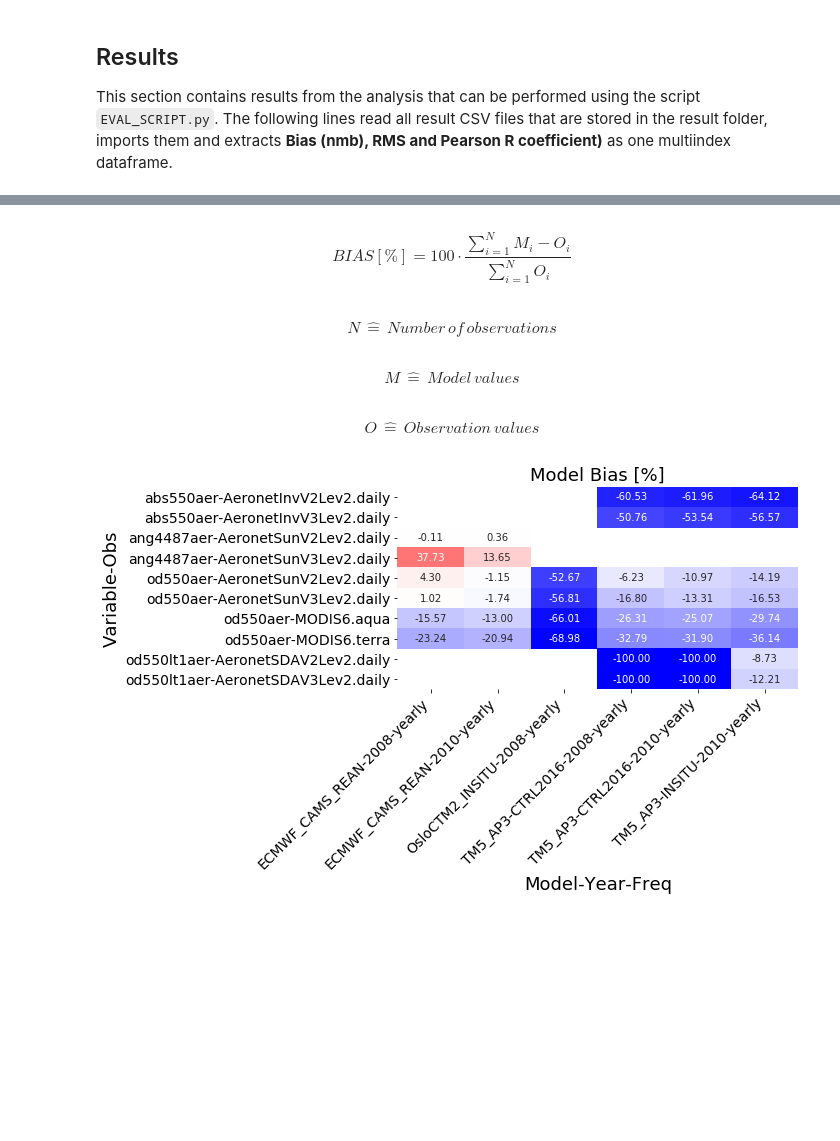
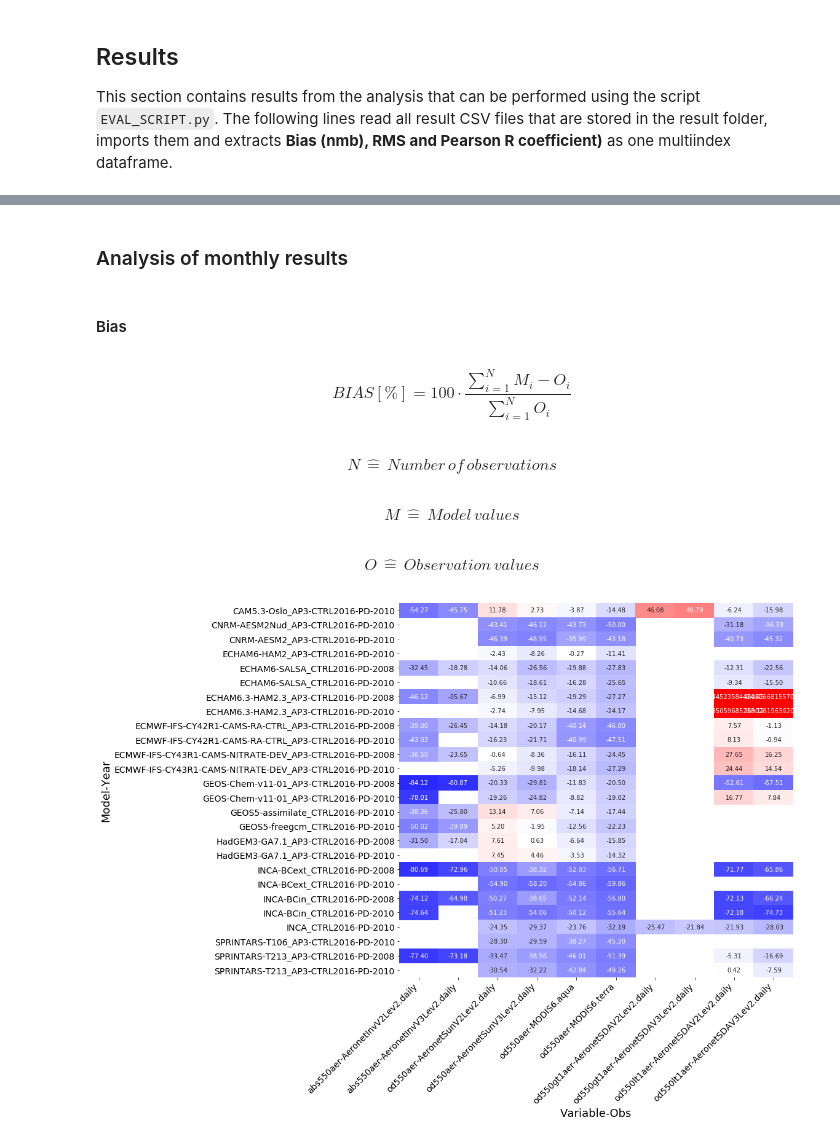
Before and after one commit to jgliss/aerocom_obs_props, a Jupyter notebook: post_analysis.ipynb, the cells around one changed output, grey strips where cells are left out. Drawn from its saved outputs; the diff is of its cells as text; code cells hidden in the pictures; blank space fills up the shorter version.

Commit message:
Further worked on analysis -> interactive scatter plots and heatmaps in post_analysis.ipynb

```diff
--- a/post_analysis.ipynb
+++ b/post_analysis.ipynb
@@ -135,15 +109,35 @@ from IPython.display import display, Math
+# %%
+if RELOAD_RESULTS:
+    results = helpers.load_result_files(result_files)
+# %%
+if RELOAD_RESULTS:
+    df = helpers.results_to_dataframe(results)
+    df.to_csv(RESULT_TABLE_TEMP)
+else:
+    df = pd.DataFrame().from_csv(RESULT_TABLE_TEMP, index_col=['Model',
+                                                               'Year',
+                                                               'Variable',
+                                                               'Obs'], parse_dates=False)
+# %% [markdown]
+### Analysis of monthly results
+# %%
+monthly = df[df['Freq'] == 'monthly']
+# %% [markdown]
+#### Bias
+# %%
+bias = pd.pivot_table(monthly, values='Bias', columns=['Variable', 'Obs'],
+                      index=['Model', 'Year'])
 # %%
 ax = pya.plot.heatmaps.df_to_heatmap(bias,
                                      color_rowwise=False,
-                                     figsize=(10, 6))
-ax.set_title('Model Bias [%]')
+                                     figsize=(16, 12), vmin=-100, vmax=100)
 display(Math(r'BIAS [\%] = 100 \cdot \frac{\sum_{i=1}^{N}M_i-O_i}{\sum_{i=1}^{N}O_i}'))
 display(Math(r'N\,\hat{=}\,Number\,of\,observations'))
 display(Math(r'M\,\hat{=}\,Model\,values'))
 display(Math(r'O\,\hat{=}\,Observation\,values'))
 # %% [output]
 $$BIAS [\%] = 100 \cdot \frac{\sum_{i=1}^{N}M_i-O_i}{\sum_{i=1}^{N}O_i}$$
 $$N\,\hat{=}\,Number\,of\,observations$$
 $$M\,\hat{=}\,Model\,values$$
 $$O\,\hat{=}\,Observation\,values$$
-[figure, old version]
+[figure, new version]
```
Also changed, not shown: parts of 21 cells of this notebook, 10 other files.
